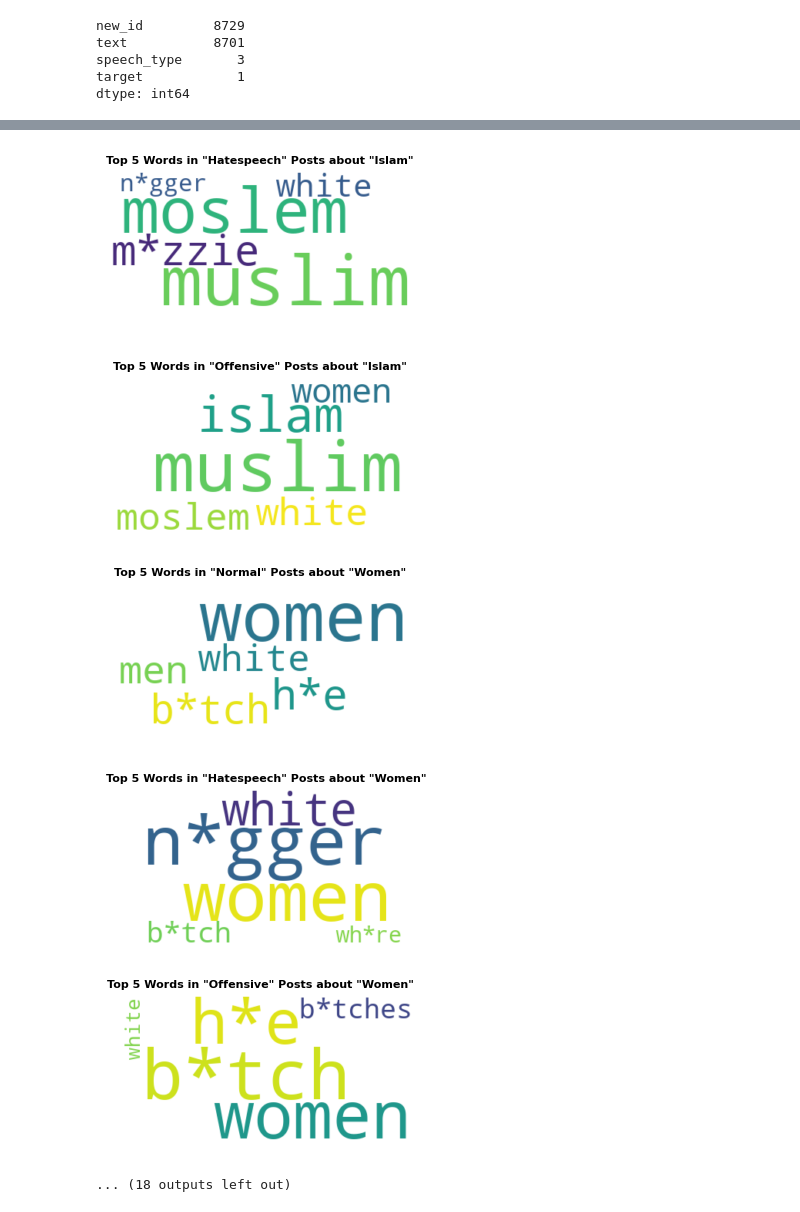
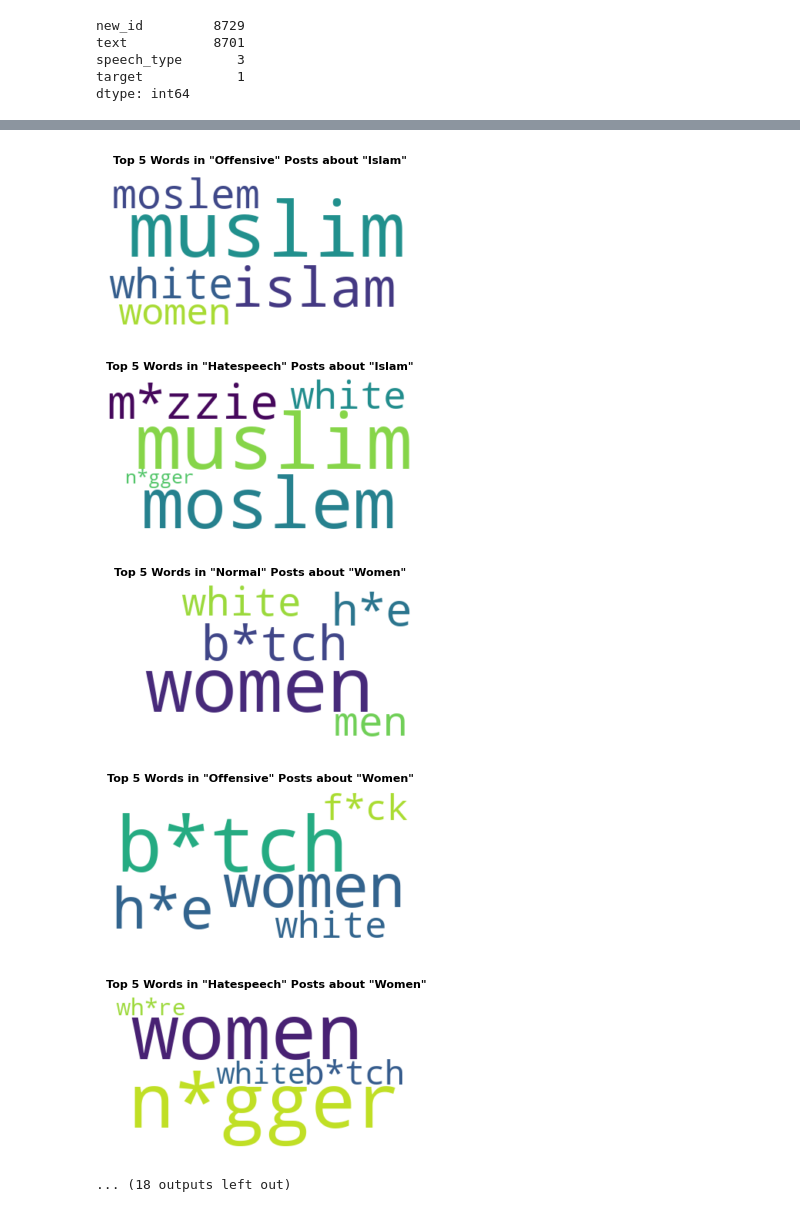
Before and after one commit to arielktran/HateSpeech, a Jupyter notebook: CSS206_project1_Ariel.ipynb, the cells around one changed output, grey strips where cells are left out. Drawn from its saved outputs; the diff is of its cells as text; code cells hidden in the pictures.

```diff
--- a/CSS206_project1_Ariel.ipynb
+++ b/CSS206_project1_Ariel.ipynb
@@ -659,6 +634,7 @@ def censor(s):
     s = s.replace('nigger', 'n*gger')
     s = s.replace('fuck', 'f*ck')
     s = s.replace('fucking', 'f*ck')
+    s = s.replace('bitches', 'b*tch')
     s = s.replace('bitch', 'b*tch')
     s = s.replace('retarded', 'ret*rd')
     s = s.replace('retard', 'ret*rd')
@@ -676,7 +652,7 @@ def censor(s):
     return(s)
 # %%
 for df, my_target in zip(list_df_target, list_target):
-    for i in ['normal', 'hatespeech', 'offensive']:
+    for i in ['normal', 'offensive', 'hatespeech']:
         text = ' '.join(df['text'][df['speech_type']==i].astype(str).tolist())
         text = censor(text)
         text = re.sub(r'[^A-Za-z\s*]', '', text)
@@ -703,6 +679,6 @@ for df, my_target in zip(list_df_target, list_target):
-[figure, old version]
+[figure, new version]
-[figure, old version]
+[figure, new version]
-[figure, old version]
+[figure, new version]
-[figure, old version]
+[figure, new version]
-[figure, old version]
+[figure, new version]
 ... (18 outputs left out)
```
Also changed, not shown: parts of 8 cells of this notebook, 1 other file.
